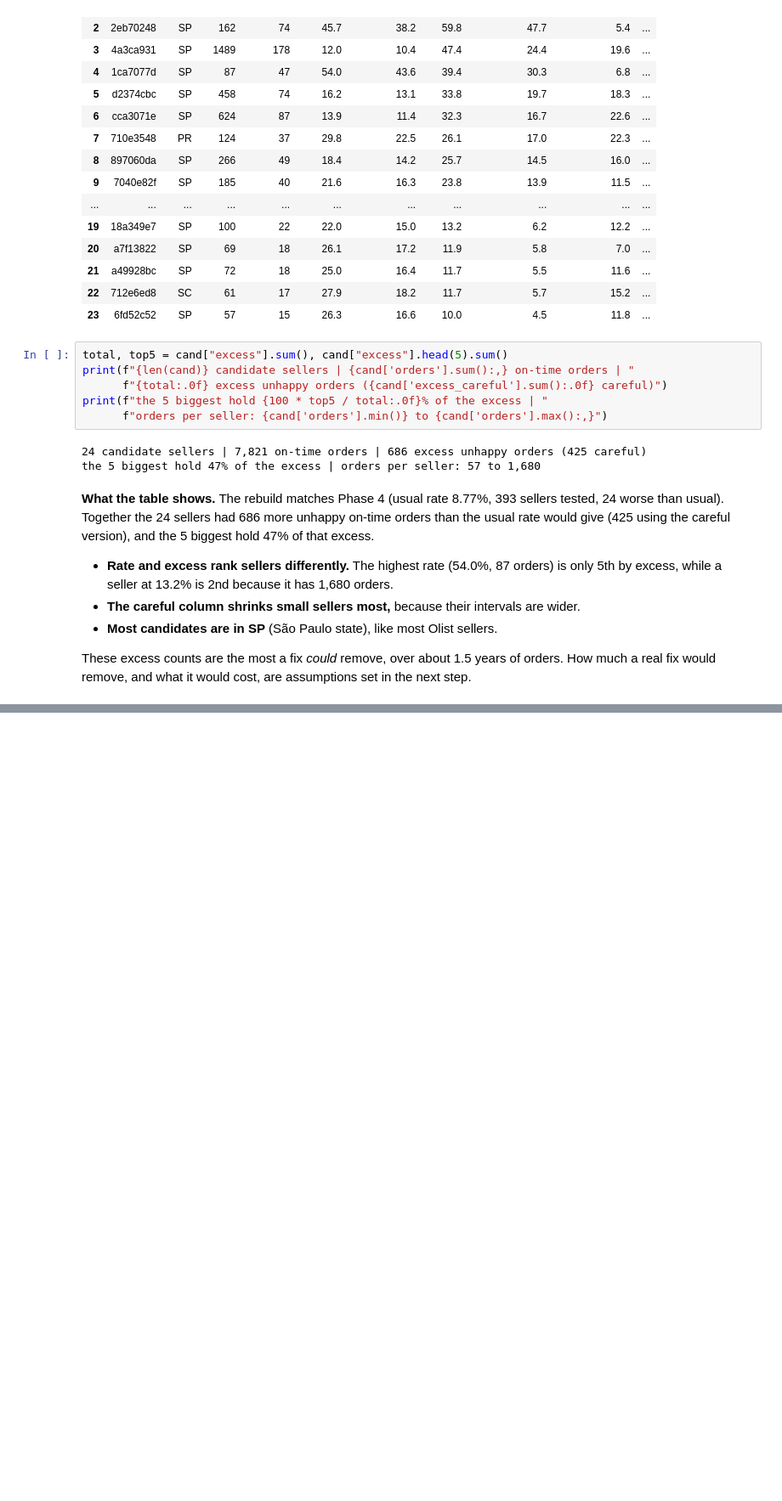
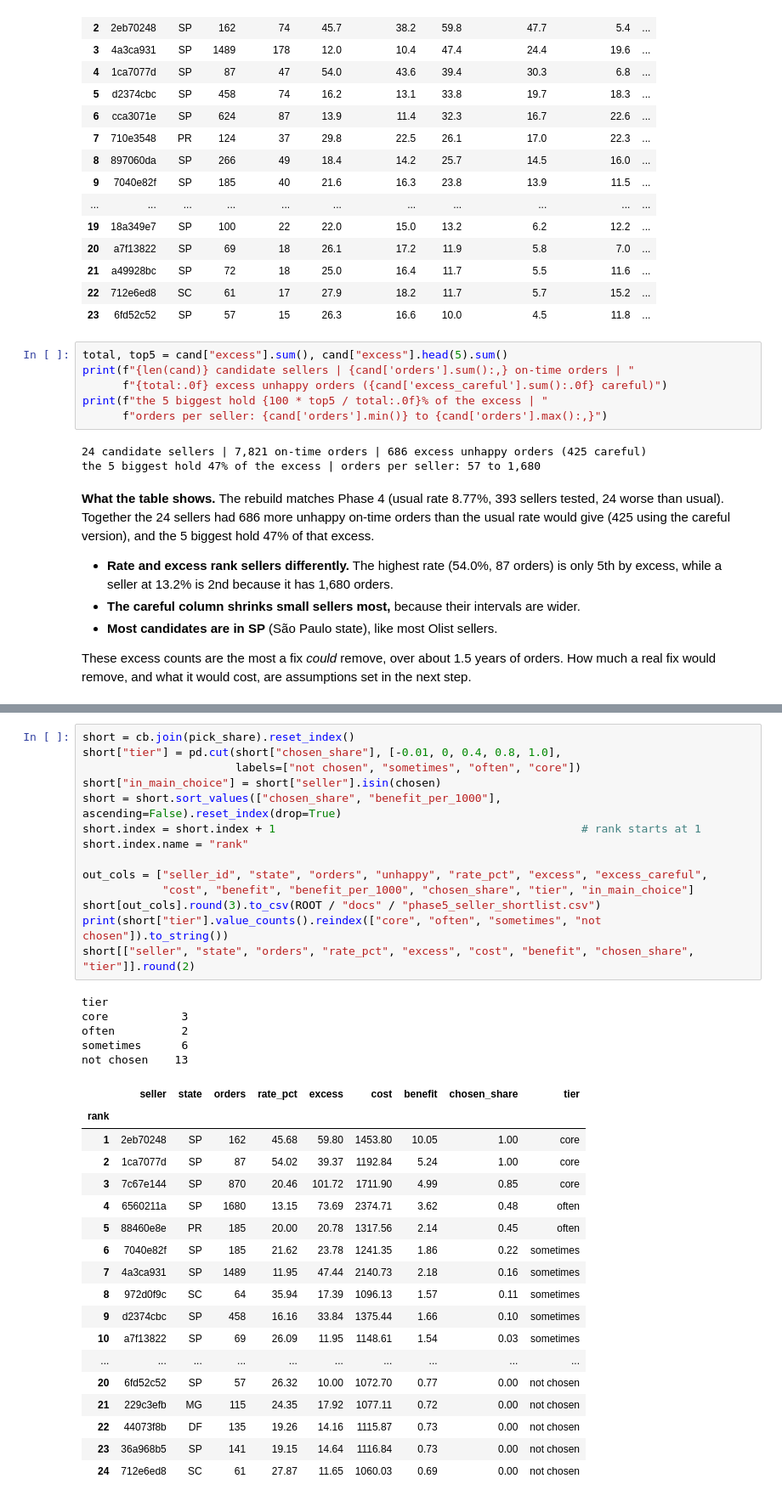
Before and after one commit to RishitheB0T/olist-customer-experience-analytics, a Jupyter notebook: notebooks/03_seller_prioritisation.ipynb, the cells around one changed output, grey strips where cells are left out. Shown at 85% size. Cells and saved outputs as stored; diff of their text form; blank space fills up the shorter version.

```diff
--- a/notebooks/03_seller_prioritisation.ipynb
+++ b/notebooks/03_seller_prioritisation.ipynb
@@ -159,0 +331,38 @@ real fix would remove, and what it would cost, are assumptions set in the next s
+# %%
+short = cb.join(pick_share).reset_index()
+short["tier"] = pd.cut(short["chosen_share"], [-0.01, 0, 0.4, 0.8, 1.0],
+                       labels=["not chosen", "sometimes", "often", "core"])
+short["in_main_choice"] = short["seller"].isin(chosen)
+short = short.sort_values(["chosen_share", "benefit_per_1000"], ascending=False).reset_index(drop=True)
+short.index = short.index + 1                                              # rank starts at 1
+short.index.name = "rank"
+
+out_cols = ["seller_id", "state", "orders", "unhappy", "rate_pct", "excess", "excess_careful",
+            "cost", "benefit", "benefit_per_1000", "chosen_share", "tier", "in_main_choice"]
+short[out_cols].round(3).to_csv(ROOT / "docs" / "phase5_seller_shortlist.csv")
+print(short["tier"].value_counts().reindex(["core", "often", "sometimes", "not chosen"]).to_string())
+short[["seller", "state", "orders", "rate_pct", "excess", "cost", "benefit", "chosen_share", "tier"]].round(2)
+# %% [output]
+tier
+core           3
+often          2
+sometimes      6
+not chosen    13
+|  | seller | state | orders | rate_pct | excess | cost | benefit | chosen_share | tier |
+| rank |  |  |  |  |  |  |  |  |  |
+| 1 | 2eb70248 | SP | 162 | 45.68 | 59.80 | 1453.80 | 10.05 | 1.00 | core |
+| 2 | 1ca7077d | SP | 87 | 54.02 | 39.37 | 1192.84 | 5.24 | 1.00 | core |
+| 3 | 7c67e144 | SP | 870 | 20.46 | 101.72 | 1711.90 | 4.99 | 0.85 | core |
+| 4 | 6560211a | SP | 1680 | 13.15 | 73.69 | 2374.71 | 3.62 | 0.48 | often |
+| 5 | 88460e8e | PR | 185 | 20.00 | 20.78 | 1317.56 | 2.14 | 0.45 | often |
+| 6 | 7040e82f | SP | 185 | 21.62 | 23.78 | 1241.35 | 1.86 | 0.22 | sometimes |
+| 7 | 4a3ca931 | SP | 1489 | 11.95 | 47.44 | 2140.73 | 2.18 | 0.16 | sometimes |
+| 8 | 972d0f9c | SC | 64 | 35.94 | 17.39 | 1096.13 | 1.57 | 0.11 | sometimes |
+| 9 | d2374cbc | SP | 458 | 16.16 | 33.84 | 1375.44 | 1.66 | 0.10 | sometimes |
+| 10 | a7f13822 | SP | 69 | 26.09 | 11.95 | 1148.61 | 1.54 | 0.03 | sometimes |
+| ... | ... | ... | ... | ... | ... | ... | ... | ... | ... |
+| 20 | 6fd52c52 | SP | 57 | 26.32 | 10.00 | 1072.70 | 0.77 | 0.00 | not chosen |
+| 21 | 229c3efb | MG | 115 | 24.35 | 17.92 | 1077.11 | 0.72 | 0.00 | not chosen |
+| 22 | 44073f8b | DF | 135 | 19.26 | 14.16 | 1115.87 | 0.73 | 0.00 | not chosen |
+| 23 | 36a968b5 | SP | 141 | 19.15 | 14.64 | 1116.84 | 0.73 | 0.00 | not chosen |
+| 24 | 712e6ed8 | SC | 61 | 27.87 | 11.65 | 1060.03 | 0.69 | 0.00 | not chosen |
```
Also changed, not shown: parts of 17 cells of this notebook, 1 other file.
